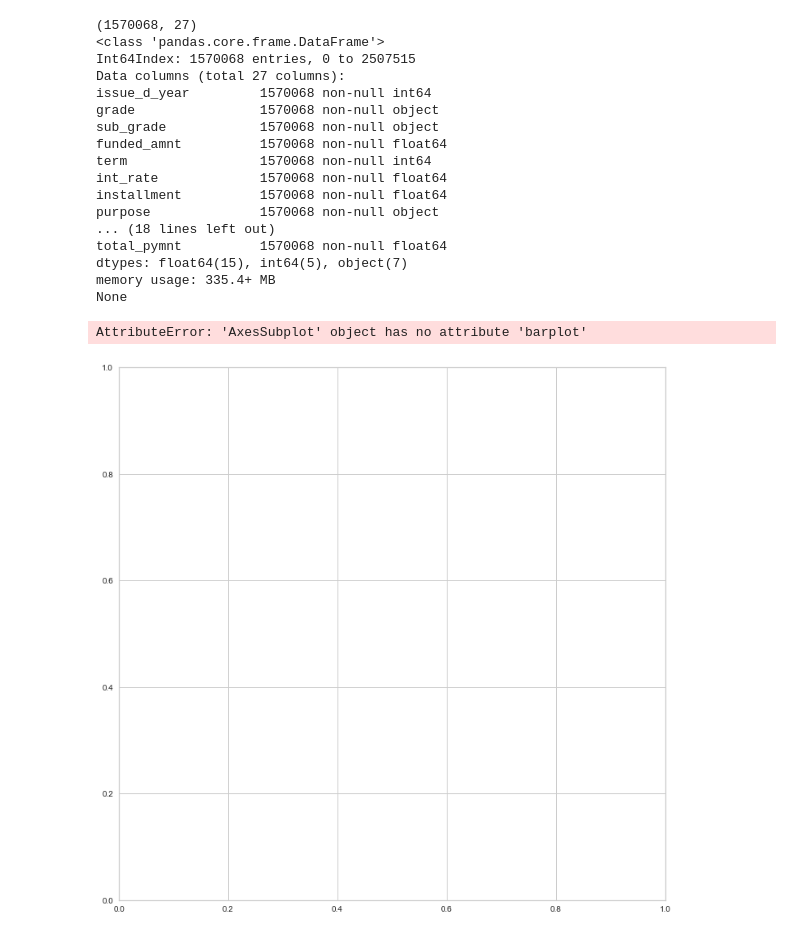
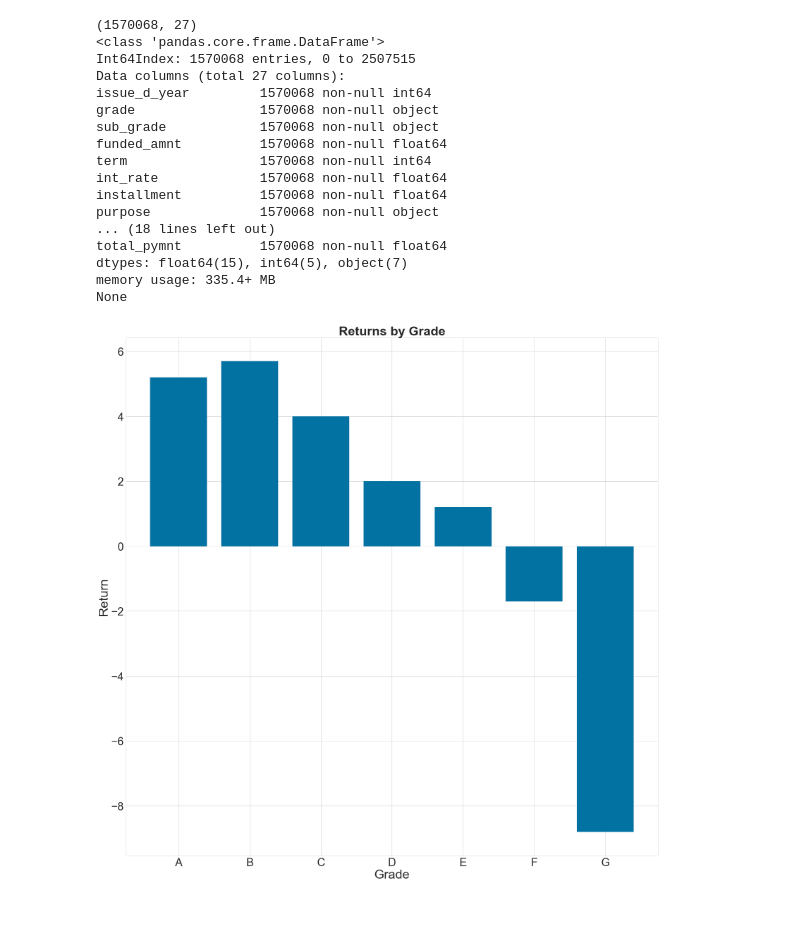
Before and after one commit to ajricks4/lending-club, a Jupyter notebook: LendingClub_DataCleaning_FeatureEngineering.ipynb, the cells around one changed output. Cells and saved outputs as stored; diff of their text form; code cells hidden in the pictures.

Commit message:
Adding Returns charts

```diff
--- a/LendingClub_DataCleaning_FeatureEngineering.ipynb
+++ b/LendingClub_DataCleaning_FeatureEngineering.ipynb
@@ -104,10 +104,7 @@ df.to_csv('data/cleaned_data.csv',index=False)
 df=pd.read_csv('data/cleaned_data.csv')
 # %%
 returns = LCP.lc_returns(df)
-# %%
-fig = plt.figure(figsize=(12,12))
-ax = fig.add_subplot(1,1,1)
-ax.barplot(returns['return'])
-# %% [output]
-AttributeError: 'AxesSubplot' object has no attribute 'barplot'
-[figure, removed]
+# %%
+LCP.lc_returns(returns)
+# %% [output]
+[figure, added]
```
Also changed, not shown: parts of 1 cell of this notebook, 3 other files.
